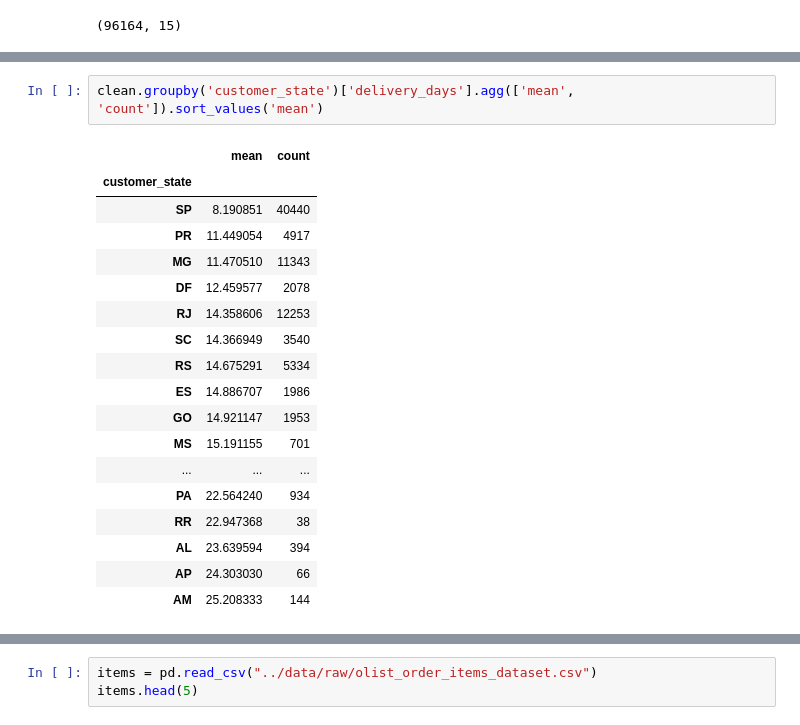
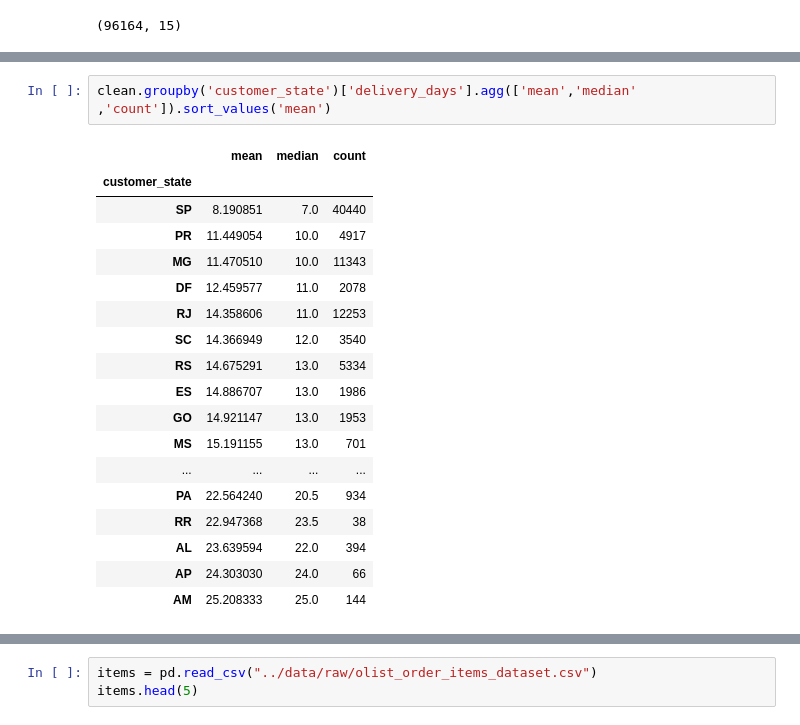
Before and after one commit to arocasim/olist_delivery_risk, a Jupyter notebook: notebooks/01_eda.ipynb, the cells around one changed output, grey strips where cells are left out. Saved outputs shown, nothing was run; the diff lists cells and outputs as text.

```diff
--- a/notebooks/01_eda.ipynb
+++ b/notebooks/01_eda.ipynb
@@ -350,23 +353,23 @@ clean.head(3)
 | 1 | 53cdb2fc8bc7dce0b6741e2150273451 | b0830fb4747a6c6d20dea0b8c802d7ef | delivered | 2018-07-24 20:41:37 | 2018-07-26 03:24:27 | 2018-07-26 14:31:00 | ... |
 | 2 | 47770eb9100c2d0c44946d9cf07ec65d | 41ce2a54c0b03bf3443c3d931a367089 | delivered | 2018-08-08 08:38:49 | 2018-08-08 08:55:23 | 2018-08-08 13:50:00 | ... |
 # %%
-clean.groupby('customer_state')['delivery_days'].agg(['mean', 'count']).sort_values('mean')
+clean.groupby('customer_state')['delivery_days'].agg(['mean','median' ,'count']).sort_values('mean')
 # %% [output]
-|  | mean | count |
-| customer_state |  |  |
-| SP | 8.190851 | 40440 |
-| PR | 11.449054 | 4917 |
-| MG | 11.470510 | 11343 |
-| DF | 12.459577 | 2078 |
-| RJ | 14.358606 | 12253 |
-| SC | 14.366949 | 3540 |
-| RS | 14.675291 | 5334 |
-| ES | 14.886707 | 1986 |
-| GO | 14.921147 | 1953 |
-| MS | 15.191155 | 701 |
-| ... | ... | ... |
-| PA | 22.564240 | 934 |
-| RR | 22.947368 | 38 |
-| AL | 23.639594 | 394 |
-| AP | 24.303030 | 66 |
-| AM | 25.208333 | 144 |
+|  | mean | median | count |
+| customer_state |  |  |  |
+| SP | 8.190851 | 7.0 | 40440 |
+| PR | 11.449054 | 10.0 | 4917 |
+| MG | 11.470510 | 10.0 | 11343 |
+| DF | 12.459577 | 11.0 | 2078 |
+| RJ | 14.358606 | 11.0 | 12253 |
+| SC | 14.366949 | 12.0 | 3540 |
+| RS | 14.675291 | 13.0 | 5334 |
+| ES | 14.886707 | 13.0 | 1986 |
+| GO | 14.921147 | 13.0 | 1953 |
+| MS | 15.191155 | 13.0 | 701 |
+| ... | ... | ... | ... |
+| PA | 22.564240 | 20.5 | 934 |
+| RR | 22.947368 | 23.5 | 38 |
+| AL | 23.639594 | 22.0 | 394 |
+| AP | 24.303030 | 24.0 | 66 |
+| AM | 25.208333 | 25.0 | 144 |
```
Also changed, not shown: parts of 44 cells of this notebook.
